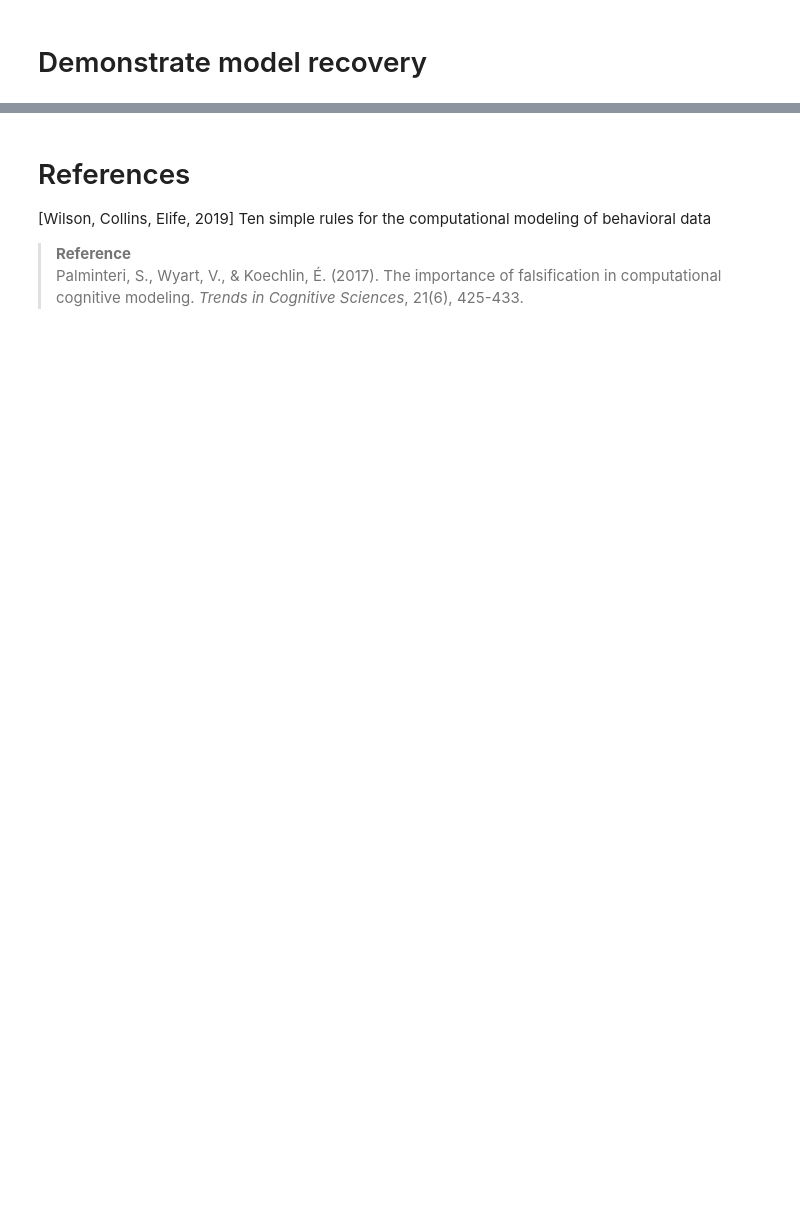
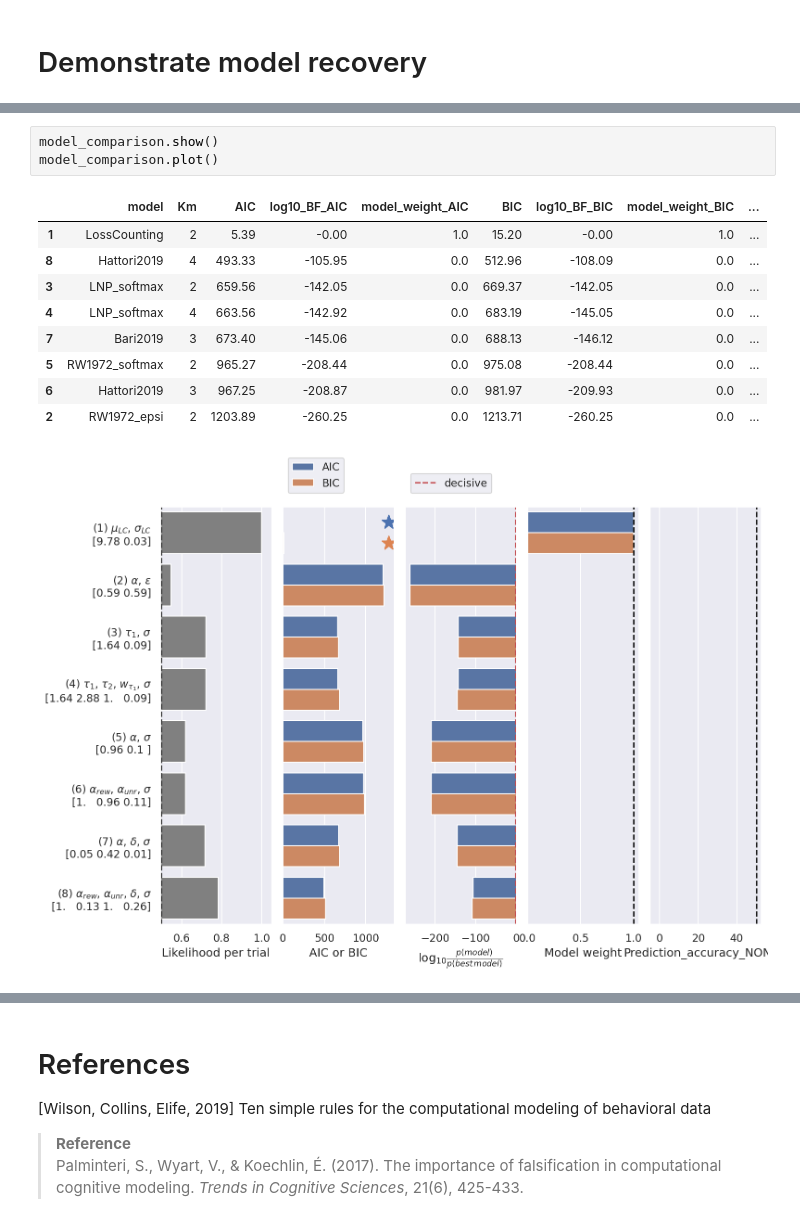
Before and after one commit to AllenSWDB/SWDB_2025_Dynamical_Systems, a Jupyter notebook: code/test_shuchen.ipynb, the cells around one changed output, grey strips where cells are left out. Saved outputs shown, nothing was run; the diff lists cells and outputs as text; blank space fills up the shorter version.

```diff
--- a/code/test_shuchen.ipynb
+++ b/code/test_shuchen.ipynb
@@ -697,0 +784,14 @@ compute_LL_surface(forager, para_names, para_bounds, para_scales = para_scales,
+# %%
+model_comparison.show()
+model_comparison.plot()
+# %% [output]
+|  | model | Km | AIC | log10_BF_AIC | model_weight_AIC | BIC | log10_BF_BIC | model_weight_BIC | ... |
+| 1 | LossCounting | 2 | 5.39 | -0.00 | 1.0 | 15.20 | -0.00 | 1.0 | ... |
+| 8 | Hattori2019 | 4 | 493.33 | -105.95 | 0.0 | 512.96 | -108.09 | 0.0 | ... |
+| 3 | LNP_softmax | 2 | 659.56 | -142.05 | 0.0 | 669.37 | -142.05 | 0.0 | ... |
+| 4 | LNP_softmax | 4 | 663.56 | -142.92 | 0.0 | 683.19 | -145.05 | 0.0 | ... |
+| 7 | Bari2019 | 3 | 673.40 | -145.06 | 0.0 | 688.13 | -146.12 | 0.0 | ... |
+| 5 | RW1972_softmax | 2 | 965.27 | -208.44 | 0.0 | 975.08 | -208.44 | 0.0 | ... |
+| 6 | Hattori2019 | 3 | 967.25 | -208.87 | 0.0 | 981.97 | -209.93 | 0.0 | ... |
+| 2 | RW1972_epsi | 2 | 1203.89 | -260.25 | 0.0 | 1213.71 | -260.25 | 0.0 | ... |
+[figure, added]
```
Also changed, not shown: parts of 16 cells of this notebook, 1 other file.
